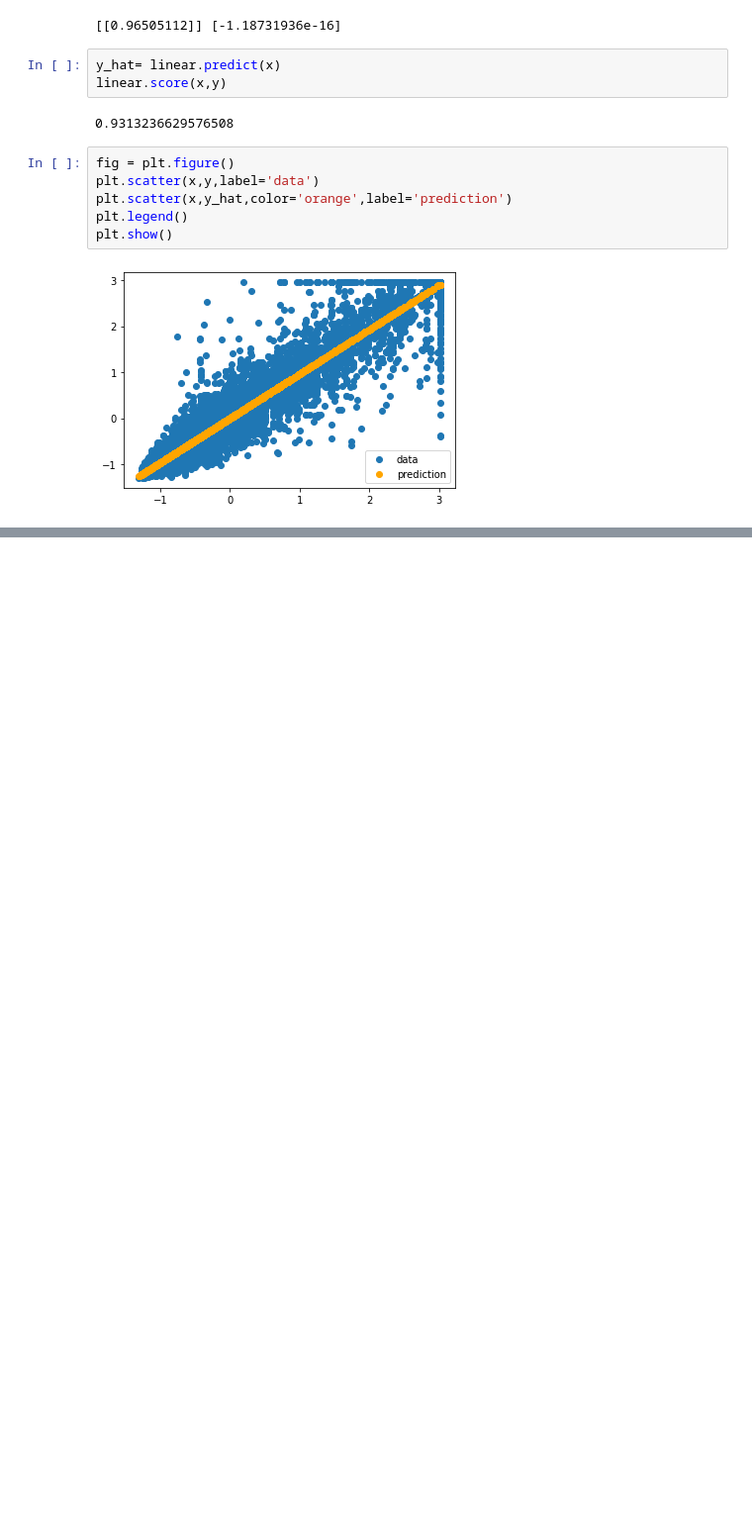
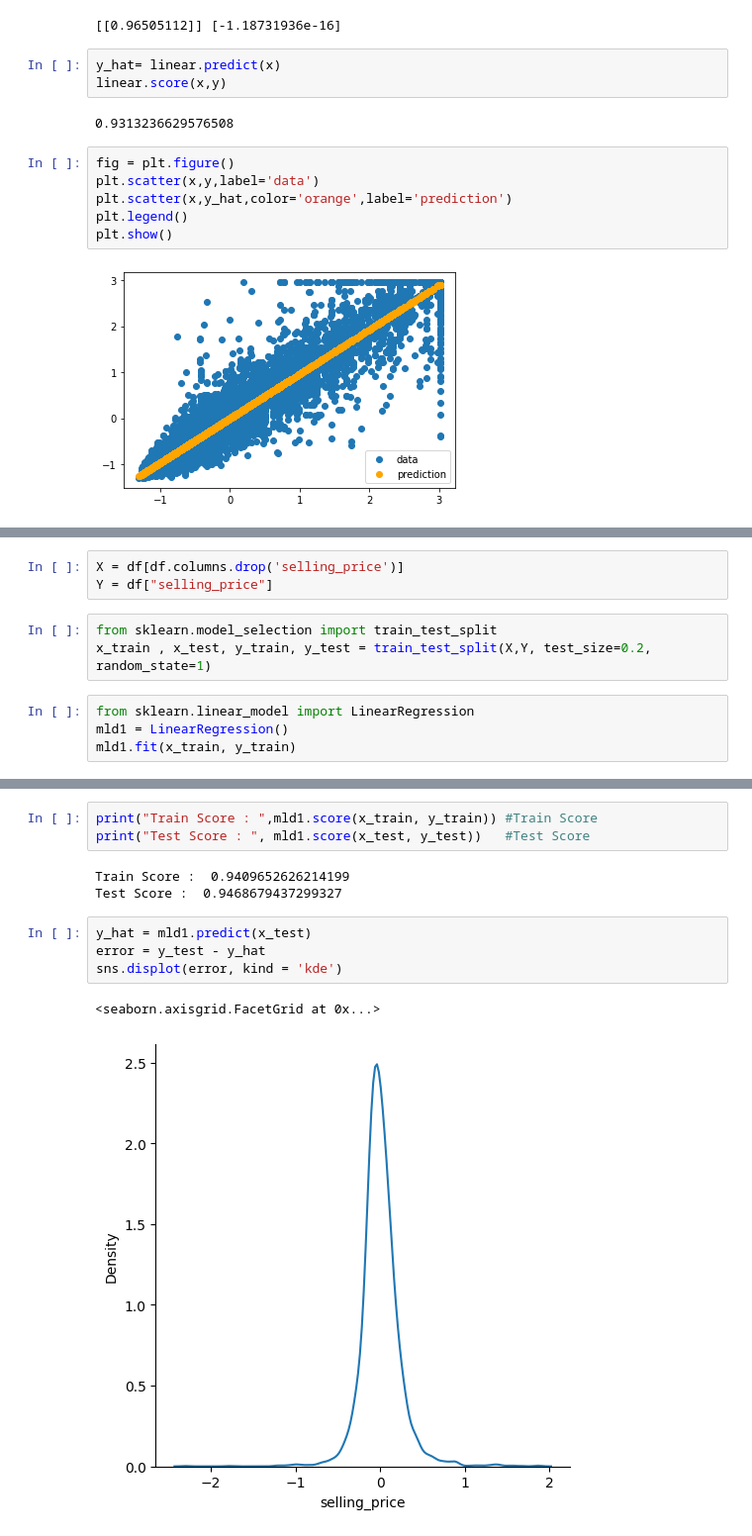
Before and after one commit to VishalDeoPrasad/Machine-Learning, a Jupyter notebook: Linear Regression.ipynb, the cells around one changed output, grey strips where cells are left out. Shown at 99% size. Saved outputs shown, nothing was run; the diff lists cells and outputs as text; blank space fills up the shorter version.

Commit message:
Linear Regression Model

```diff
--- a/Linear Regression.ipynb
+++ b/Linear Regression.ipynb
@@ -64,0 +67,10 @@ plt.show()
+# %%
+X = df[df.columns.drop('selling_price')]
+Y = df["selling_price"]
+# %%
+from sklearn.model_selection import train_test_split
+x_train , x_test, y_train, y_test = train_test_split(X,Y, test_size=0.2, random_state=1)
+# %%
+from sklearn.linear_model import LinearRegression
+mld1 = LinearRegression()
+mld1.fit(x_train, y_train)
@@ -64,0 +89,13 @@ plt.show()
+# %%
+print("Train Score : ",mld1.score(x_train, y_train)) #Train Score
+print("Test Score : ", mld1.score(x_test, y_test))   #Test Score
+# %% [output]
+Train Score :  0.9409652626214199
+Test Score :  0.9468679437299327
+# %%
+y_hat = mld1.predict(x_test)
+error = y_test - y_hat
+sns.displot(error, kind = 'kde')
+# %% [output]
+<seaborn.axisgrid.FacetGrid at 0x...>
+[figure, added]
```
Also changed, not shown: parts of 6 cells of this notebook.
